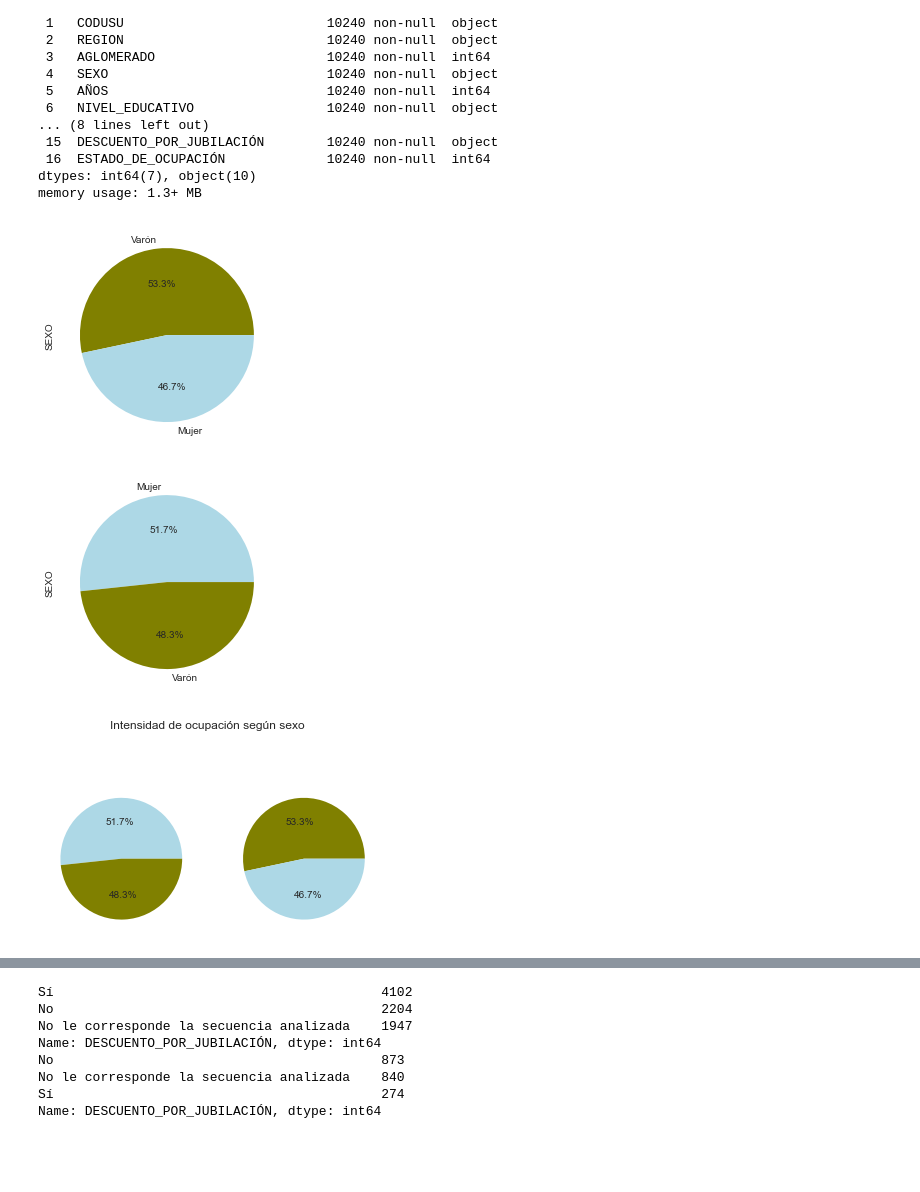
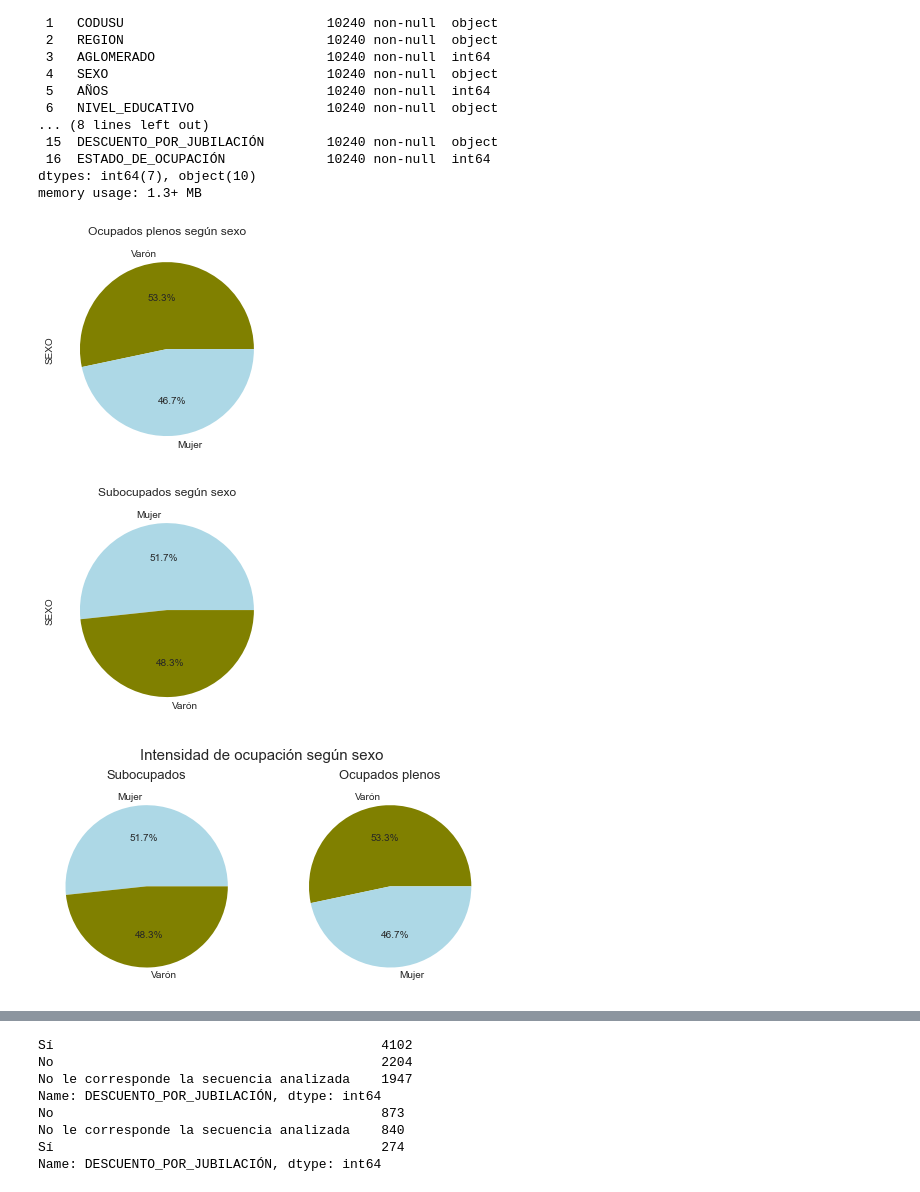
Before and after one commit to VioleCP/EPH-subocupacion, a Jupyter notebook: Subocupación Argentina.ipynb, the cells around one changed output, grey strips where cells are left out. Cells and saved outputs as stored; diff of their text form; code cells hidden in the pictures; blank space fills up the shorter version.

```diff
--- a/Subocupación Argentina.ipynb
+++ b/Subocupación Argentina.ipynb
@@ -494,21 +494,24 @@ memory usage: 1.3+ MB
 # %%
 #Intensidad de la ocupación según sexo
 sexoo = ocupados[ocupados.INTENSIDAD_DE_LA_OCUPACIÓN == "Ocupado pleno"].SEXO.value_counts()
-sexooplt = sexoo.plot.pie(colors= ["olive","lightblue"], autopct='%1.1f%%')
+sexooplt = sexoo.plot.pie(colors= ["olive","lightblue"], autopct='%1.1f%%', title = "Ocupados plenos según sexo")
 # %% [output]
-[figure, old version]
+[figure, new version]
 # %%
 sexos = ocupados[ocupados.INTENSIDAD_DE_LA_OCUPACIÓN == "Subocupado"].SEXO.value_counts()
-sexosplt = sexos.plot.pie(colors= ["lightblue", "olive"], autopct='%1.1f%%')
+sexosplt = sexos.plot.pie(colors= ["lightblue", "olive"], x= "labels", y= "values", autopct='%1.1f%%', title = "Subocupados según sexo")
 # %% [output]
-[figure, old version]
+[figure, new version]
 # %%
-fig, (ax1, ax2) = plt.subplots(1, 2)
+fig, (ax1, ax2) = plt.subplots(1, 2, figsize=(8,4))
 
-fig.suptitle('Intensidad de ocupación según sexo')
-ax1.pie(sexos,colors= ["lightblue", "olive",], autopct='%1.1f%%')
-ax2.pie(sexoo, colors= ["olive","lightblue"], autopct='%1.1f%%');
+labels1= ["Mujer", "Varón"]
+labels2= ["Varón", "Mujer"]
 
-#FALTA Q SE VEA LABELS
+fig.suptitle('Intensidad de ocupación según sexo', fontsize=15)
+ax1.pie(sexos, colors= ["lightblue", "olive",], autopct='%1.1f%%', labels= labels1)
+ax1.set_title('Subocupados', fontsize=13)
+ax2.pie(sexoo, colors= ["olive","lightblue"], autopct='%1.1f%%', labels= labels2)
+ax2.set_title('Ocupados plenos', fontsize=13);
 # %% [output]
-[figure, old version]
+[figure, new version]
```
Also changed, not shown: parts of 29 cells of this notebook.
